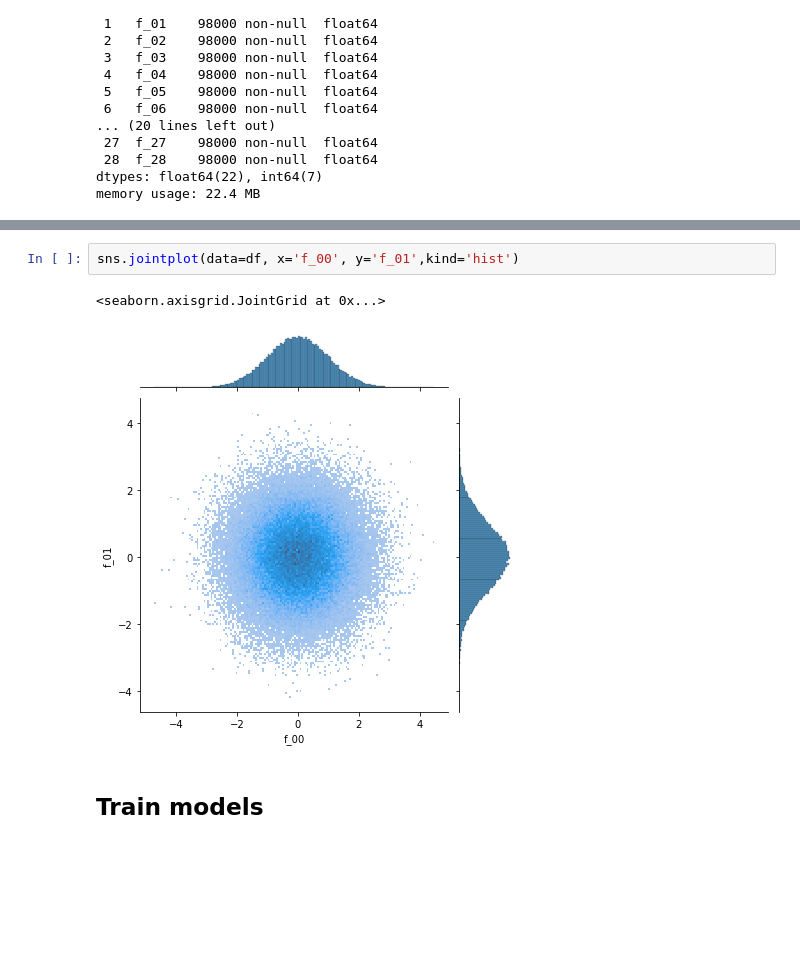
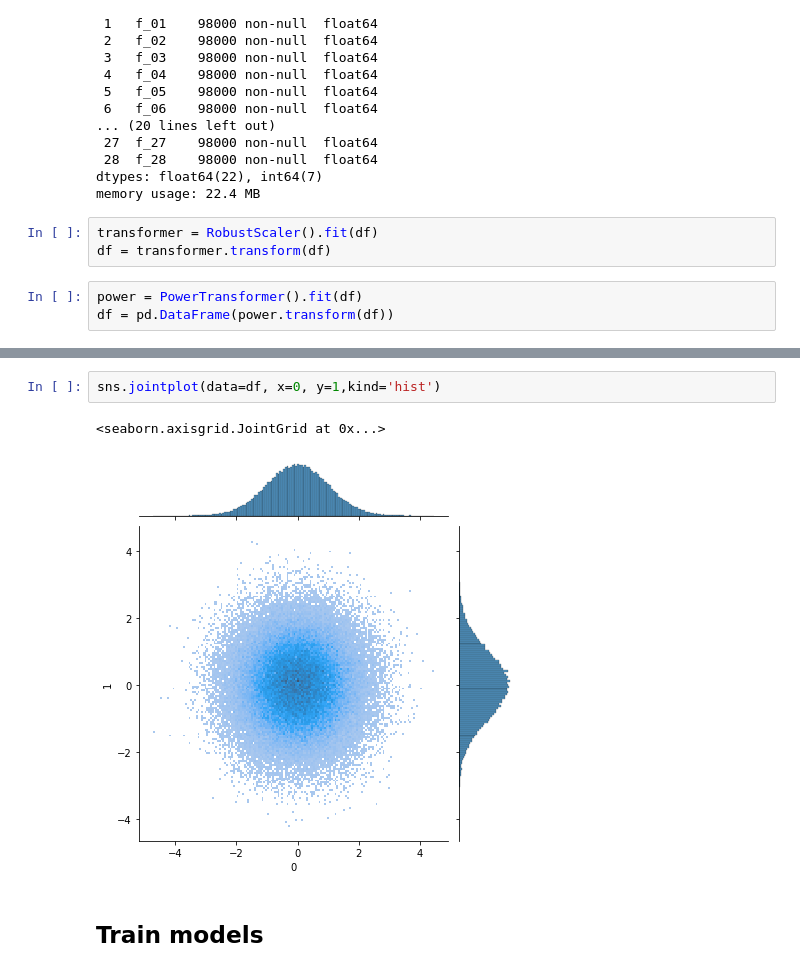
Before and after one commit to Magicaljackalope/pet_projects, a Jupyter notebook: clustering/Tabular Playground Series - Jul 2022/Untitled.ipynb, the cells around one changed output, grey strips where cells are left out. Cells and saved outputs as stored; diff of their text form; blank space fills up the shorter version.

```diff
--- a/clustering/Tabular Playground Series - Jul 2022/Untitled.ipynb
+++ b/clustering/Tabular Playground Series - Jul 2022/Untitled.ipynb
@@ -44,3 +50,9 @@ Data columns (total 29 columns):
  28  f_28    98000 non-null  float64
 dtypes: float64(22), int64(7)
 memory usage: 22.4 MB
+# %%
+transformer = RobustScaler().fit(df)
+df = transformer.transform(df)
+# %%
+power = PowerTransformer().fit(df)
+df = pd.DataFrame(power.transform(df))
@@ -103,8 +127,8 @@ sns.jointplot(data=df, x='f_08', y='f_09')
 # %%
-sns.jointplot(data=df, x='f_00', y='f_01',kind='hist')
+sns.jointplot(data=df, x=0, y=1,kind='hist')
 # %% [output]
 <seaborn.axisgrid.JointGrid at 0x...>
-[figure, old version]
+[figure, new version]
 # %% [markdown]
 ## Train models
 # %% [markdown]
```
Also changed, not shown: parts of 33 cells of this notebook.
